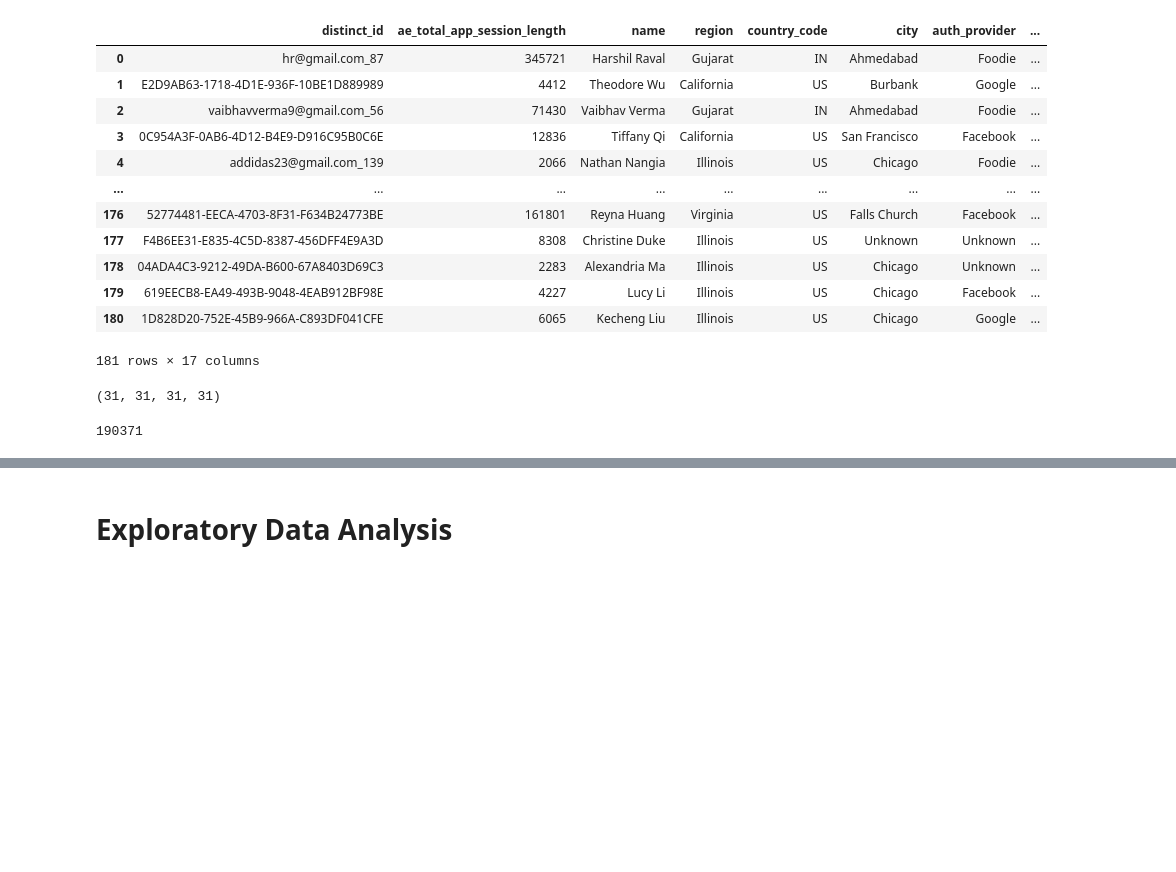
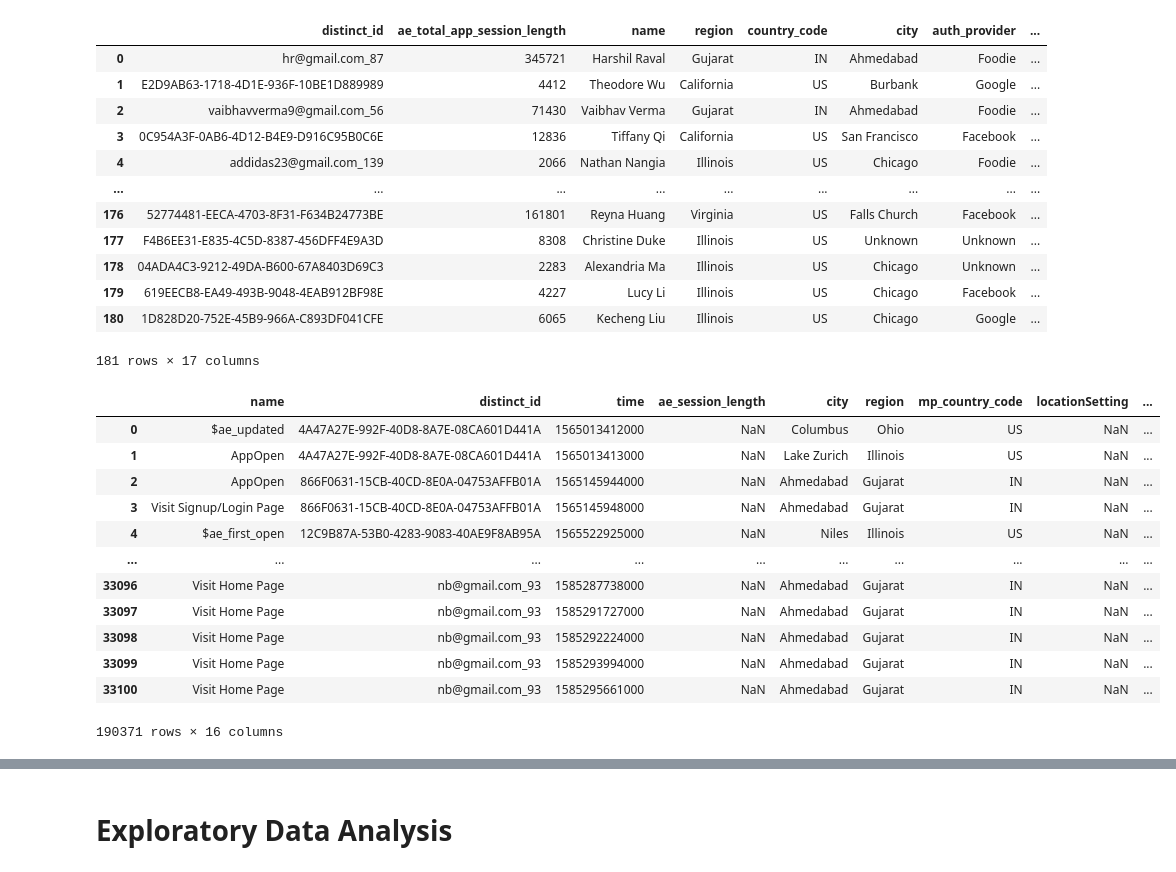
Before and after one commit to prkrishnan1/Simmer_DSS_SP20_Project_1, a Jupyter notebook: EDA_Charles.ipynb, the cells around one changed output, grey strips where cells are left out. Cells and saved outputs as stored; diff of their text form; code cells hidden in the pictures; blank space fills up the shorter version.

```diff
--- a/EDA_Charles.ipynb
+++ b/EDA_Charles.ipynb
@@ -79,12 +79,46 @@ people_cleaned
 | 179 | 619EECB8-EA49-493B-9048-4EAB912BF98E | 4227 | Lucy Li | Illinois | US | Chicago | Facebook | ... |
 | 180 | 1D828D20-752E-45B9-966A-C893DF041CFE | 6065 | Kecheng Liu | Illinois | US | Chicago | Google | ... |
 181 rows × 17 columns
-# %%
-filtered_aug_sep.columns.size, filtered_oct_nov.columns.size, filtered_dec_jan.columns.size, filtered_feb_mar.columns.size
-# %% [output]
-(31, 31, 31, 31)
-# %%
-total = filtered_aug_sep.append(filtered_oct_nov).append(filtered_dec_jan).append(filtered_feb_mar)
-len(total)
-# %% [output]
-190371
+# %%
+useful_features_event = ['name',
+ 'distinct_id',
+ 'time',
+ 'properties.$ae_session_length',
+ 'properties.$city',
+ 'properties.$region',
+ 'properties.mp_country_code',
+ 'properties.locationSetting',
+ 'properties.notificationSettings',
+ 'properties.FirstTimeUploaded',
+ 'properties.$had_persisted_distinct_id',
+ 'properties.Signup With',
+ 'properties.imageAdded',
+ 'properties.commentAdded',
+ 'properties.commentLength',
+ 'properties.ImageUploaded']
+# %%
+def clean_event(event_data, features):
+    event_data = event_data.loc[:, features]
+    event_data.rename(columns=lambda x: re.sub('properties.|\$','',x), inplace=True)
+    return event_data
+# %%
+aug_sep_cleaned = clean_event(aug_sep, useful_features_event)
+oct_nov_cleaned = clean_event(oct_nov, useful_features_event)
+dec_jan_cleaned = clean_event(dec_jan, useful_features_event)
+feb_mar_cleaned = clean_event(feb_mar, useful_features_event)
+past_7_months = aug_sep_cleaned.append(oct_nov_cleaned).append(dec_jan_cleaned).append(feb_mar_cleaned)
+past_7_months
+# %% [output]
+|  | name | distinct_id | time | ae_session_length | city | region | mp_country_code | locationSetting | ... |
+| 0 | $ae_updated | 4A47A27E-992F-40D8-8A7E-08CA601D441A | 1565013412000 | NaN | Columbus | Ohio | US | NaN | ... |
+| 1 | AppOpen | 4A47A27E-992F-40D8-8A7E-08CA601D441A | 1565013413000 | NaN | Lake Zurich | Illinois | US | NaN | ... |
+| 2 | AppOpen | 866F0631-15CB-40CD-8E0A-04753AFFB01A | 1565145944000 | NaN | Ahmedabad | Gujarat | IN | NaN | ... |
+| 3 | Visit Signup/Login Page | 866F0631-15CB-40CD-8E0A-04753AFFB01A | 1565145948000 | NaN | Ahmedabad | Gujarat | IN | NaN | ... |
+| 4 | $ae_first_open | 12C9B87A-53B0-4283-9083-40AE9F8AB95A | 1565522925000 | NaN | Niles | Illinois | US | NaN | ... |
+| ... | ... | ... | ... | ... | ... | ... | ... | ... | ... |
+| 33096 | Visit Home Page | nb@gmail.com_93 | 1585287738000 | NaN | Ahmedabad | Gujarat | IN | NaN | ... |
+| 33097 | Visit Home Page | nb@gmail.com_93 | 1585291727000 | NaN | Ahmedabad | Gujarat | IN | NaN | ... |
+| 33098 | Visit Home Page | nb@gmail.com_93 | 1585292224000 | NaN | Ahmedabad | Gujarat | IN | NaN | ... |
+| 33099 | Visit Home Page | nb@gmail.com_93 | 1585293994000 | NaN | Ahmedabad | Gujarat | IN | NaN | ... |
+| 33100 | Visit Home Page | nb@gmail.com_93 | 1585295661000 | NaN | Ahmedabad | Gujarat | IN | NaN | ... |
+190371 rows × 16 columns
```
Also changed, not shown: parts of 7 cells of this notebook.
